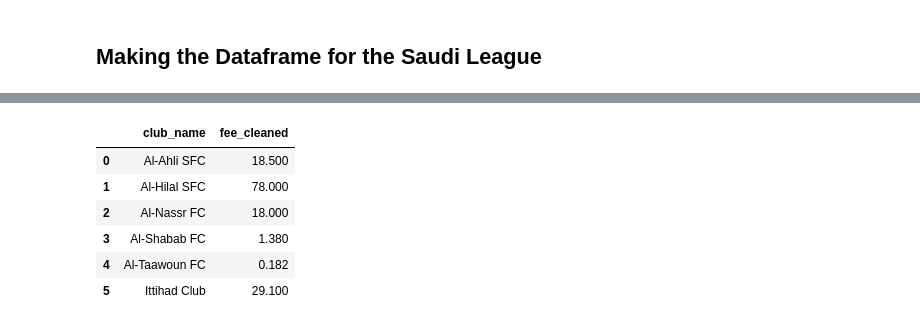
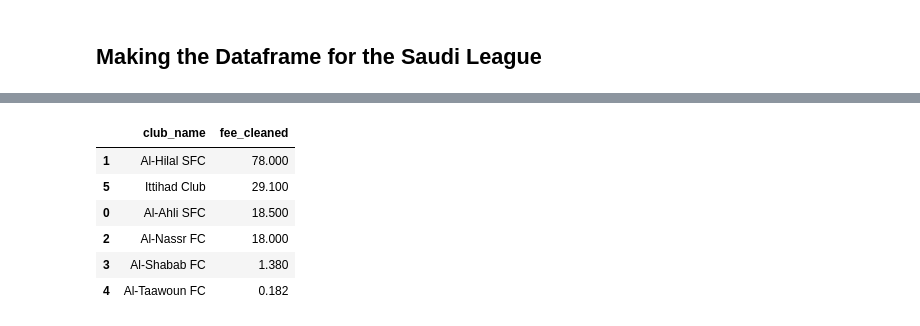
Before and after one commit to AhanPenkar/live-transfers, a Jupyter notebook: clean.ipynb, the cells around one changed output, grey strips where cells are left out. Drawn from its saved outputs; the diff is of its cells as text; code cells hidden in the pictures.

```diff
--- a/clean.ipynb
+++ b/clean.ipynb
@@ -130,12 +130,14 @@ saudi.head(30)
 # %%
 #group by club_name and sum the fee_cleaned
 saudi = saudi.groupby('club_name')['fee_cleaned'].sum().reset_index()
+#arrange in descending order
+saudi = saudi.sort_values(by=['fee_cleaned'], ascending=False)
 saudi.head(30)
 # %% [output]
 |  | club_name | fee_cleaned |
+| 1 | Al-Hilal SFC | 78.000 |
+| 5 | Ittihad Club | 29.100 |
 | 0 | Al-Ahli SFC | 18.500 |
-| 1 | Al-Hilal SFC | 78.000 |
 | 2 | Al-Nassr FC | 18.000 |
 | 3 | Al-Shabab FC | 1.380 |
 | 4 | Al-Taawoun FC | 0.182 |
-| 5 | Ittihad Club | 29.100 |
```
Also changed, not shown: 1 other file.
